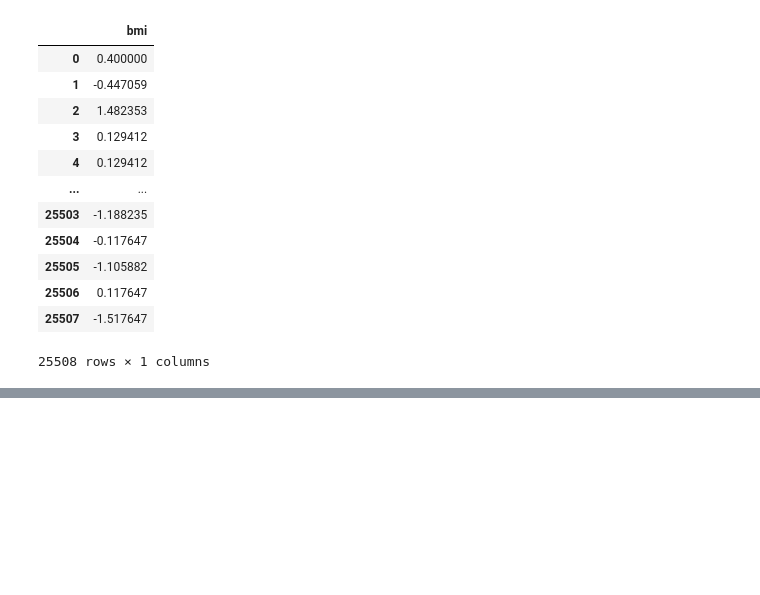
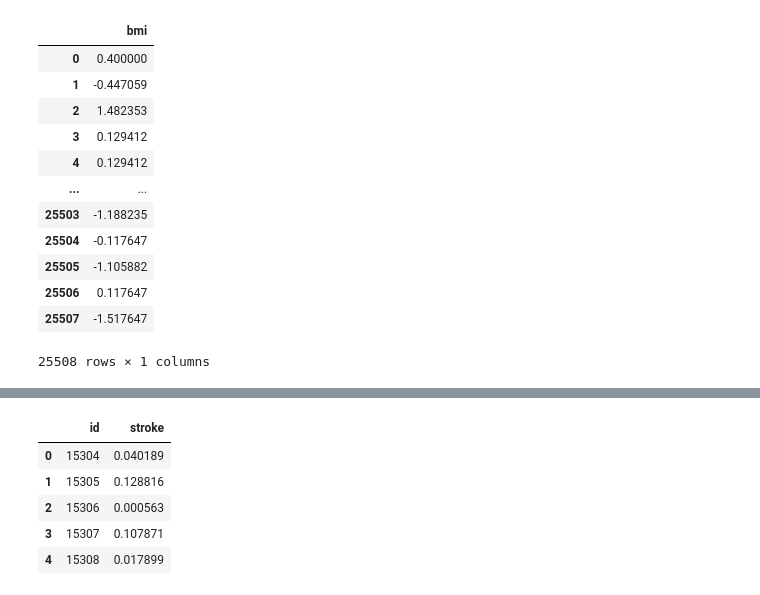
Before and after one commit to MajorCode869/Data_Science_Learning, a Jupyter notebook: playground-stroke-detection.ipynb, the cells around one changed output, grey strips where cells are left out. Cells and saved outputs as stored; diff of their text form; code cells hidden in the pictures; blank space fills up the shorter version.

```diff
--- a/playground-stroke-detection.ipynb
+++ b/playground-stroke-detection.ipynb
@@ -390,0 +549,10 @@ dumm8
+# %%
+sub_df.to_csv('submission1.csv', index=False)
+sub_df.head()
+# %% [output]
+|  | id | stroke |
+| 0 | 15304 | 0.040189 |
+| 1 | 15305 | 0.128816 |
+| 2 | 15306 | 0.000563 |
+| 3 | 15307 | 0.107871 |
+| 4 | 15308 | 0.017899 |
```
Also changed, not shown: parts of 17 cells of this notebook.
